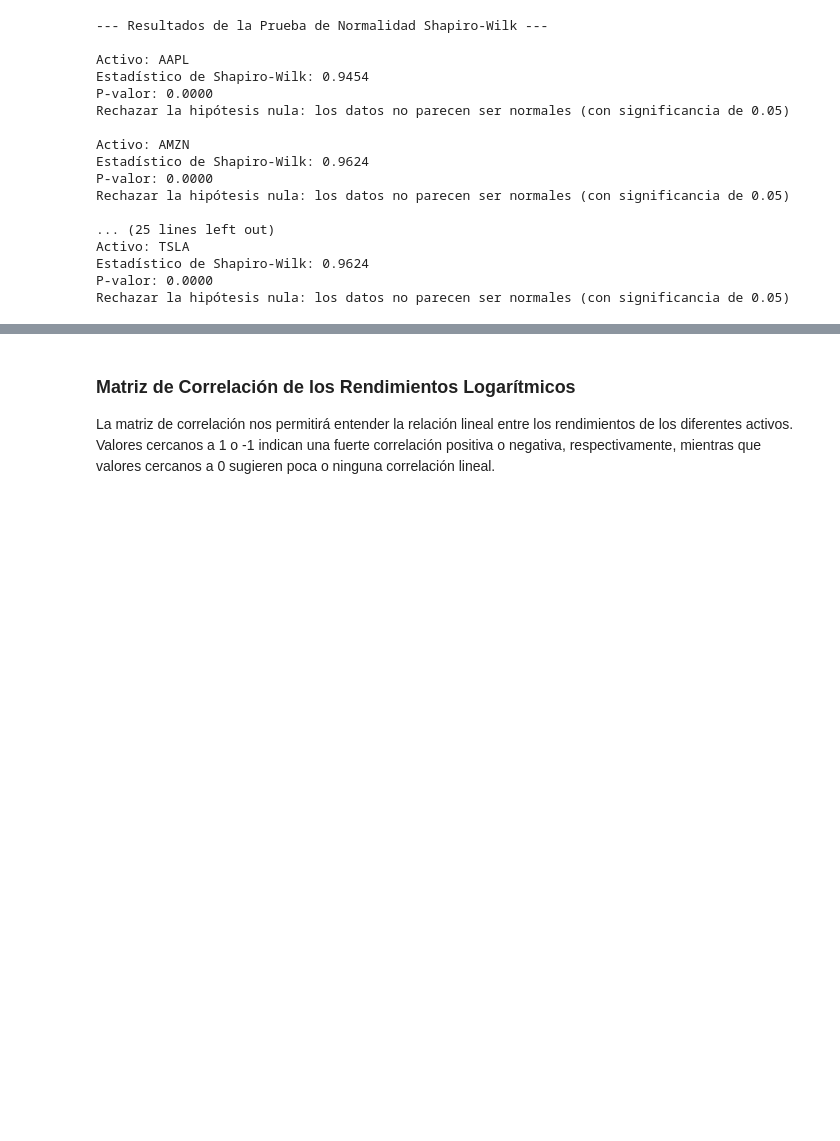
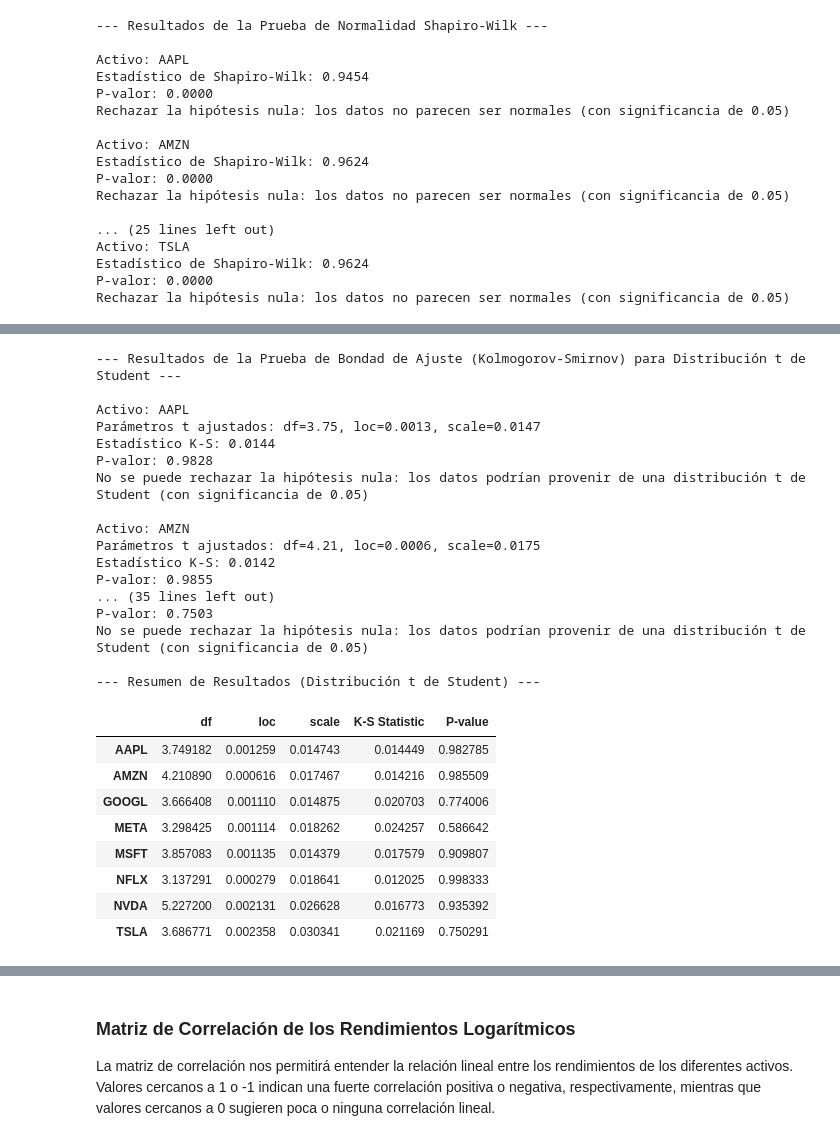
Before and after one commit to mcabeza-gif/Modelado-de-Datos, a Jupyter notebook: modelado_de_datos_.ipynb, the cells around one changed output, grey strips where cells are left out. Drawn from its saved outputs; the diff is of its cells as text; code cells hidden in the pictures; blank space fills up the shorter version.

```diff
--- a/modelado_de_datos_.ipynb
+++ b/modelado_de_datos_.ipynb
@@ -351,0 +358,64 @@ Rechazar la hipótesis nula: los datos no parecen ser normales (con significanci
+# %%
+from scipy.stats import t, kstest
+import numpy as np
+
+alpha = 0.05 # Nivel de significancia
+
+print("--- Resultados de la Prueba de Bondad de Ajuste (Kolmogorov-Smirnov) para Distribución t de Student ---")
+
+results_t_distribution = {}
+
+for ticker in log_returns.columns:
+    data = log_returns[ticker].values
+
+    # 1. Ajustar los parámetros de la distribución t de Student a los datos
+    # df: grados de libertad, loc: media, scale: escala
+    df, loc, scale = t.fit(data)
+
+    # 2. Realizar la prueba de Kolmogorov-Smirnov contra la distribución t ajustada
+    # La función lambda crea una CDF con los parámetros ajustados
+    stat, p_value = kstest(data, lambda x: t.cdf(x, df, loc, scale))
+
+    results_t_distribution[ticker] = {'df': df, 'loc': loc, 'scale': scale, 'K-S Statistic': stat, 'P-value': p_value}
+
+    print(f'\nActivo: {ticker}')
+    print(f'Parámetros t ajustados: df={df:.2f}, loc={loc:.4f}, scale={scale:.4f}')
+    print(f'Estadístico K-S: {stat:.4f}')
+    print(f'P-valor: {p_value:.4f}')
+
+    if p_value > alpha:
+        print('No se puede rechazar la hipótesis nula: los datos podrían provenir de una distribución t de Student (con significancia de 0.05)')
+    else:
+        print('Rechazar la hipótesis nula: los datos no parecen provenir de una distribución t de Student (con significancia de 0.05)')
+
+# Opcional: Mostrar un resumen en un DataFrame
+results_df = pd.DataFrame(results_t_distribution).T
+print("\n--- Resumen de Resultados (Distribución t de Student) ---")
+display(results_df)
+# %% [output]
+--- Resultados de la Prueba de Bondad de Ajuste (Kolmogorov-Smirnov) para Distribución t de Student ---
+
+Activo: AAPL
+Parámetros t ajustados: df=3.75, loc=0.0013, scale=0.0147
+Estadístico K-S: 0.0144
+P-valor: 0.9828
+No se puede rechazar la hipótesis nula: los datos podrían provenir de una distribución t de Student (con significancia de 0.05)
+
+Activo: AMZN
+Parámetros t ajustados: df=4.21, loc=0.0006, scale=0.0175
+Estadístico K-S: 0.0142
+P-valor: 0.9855
+... (35 lines left out)
+P-valor: 0.7503
+No se puede rechazar la hipótesis nula: los datos podrían provenir de una distribución t de Student (con significancia de 0.05)
+
+--- Resumen de Resultados (Distribución t de Student) ---
+|  | df | loc | scale | K-S Statistic | P-value |
+| AAPL | 3.749182 | 0.001259 | 0.014743 | 0.014449 | 0.982785 |
+| AMZN | 4.210890 | 0.000616 | 0.017467 | 0.014216 | 0.985509 |
+| GOOGL | 3.666408 | 0.001110 | 0.014875 | 0.020703 | 0.774006 |
+| META | 3.298425 | 0.001114 | 0.018262 | 0.024257 | 0.586642 |
+| MSFT | 3.857083 | 0.001135 | 0.014379 | 0.017579 | 0.909807 |
+| NFLX | 3.137291 | 0.000279 | 0.018641 | 0.012025 | 0.998333 |
+| NVDA | 5.227200 | 0.002131 | 0.026628 | 0.016773 | 0.935392 |
+| TSLA | 3.686771 | 0.002358 | 0.030341 | 0.021169 | 0.750291 |
```
Also changed, not shown: parts of 22 cells of this notebook.
